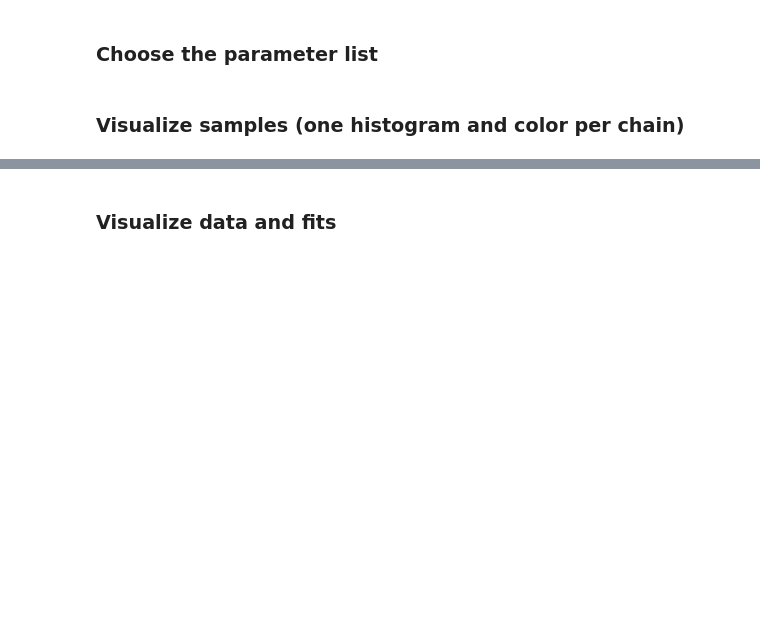
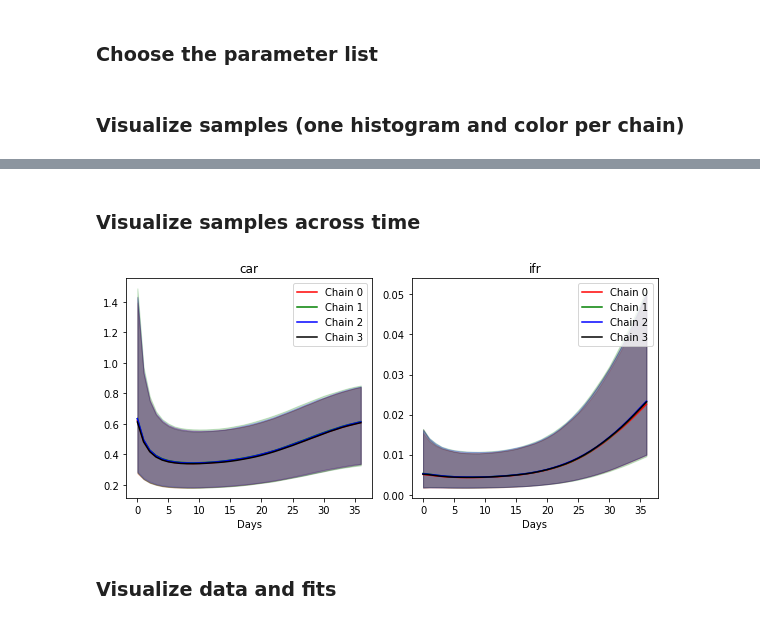
Before and after one commit to ccc1685/covid-19, a Jupyter notebook: Stan/visualize.ipynb, the cells around one changed output, grey strips where cells are left out. Drawn from its saved outputs; the diff is of its cells as text; code cells hidden in the pictures; blank space fills up the shorter version.

```diff
--- a/Stan/visualize.ipynb
+++ b/Stan/visualize.ipynb
@@ -51,3 +74,26 @@ plt.tight_layout()
+# %% [markdown]
+### Visualize samples across time
+# %%
+cols = min(len(time_params),4)
+rows = math.ceil(len(time_params)/4)
+fig, axes = plt.subplots(rows, cols, squeeze=False, figsize=(4*cols, 4*rows))
+chains = samples['chain'].unique()
+colors = 'rgbk'
+for i, param in enumerate(time_params):
+    options = {}
+    ax = axes.flat[i]
+    for chain in chains:
+        cols = [col for col in samples if param in col]
+        chain_samples = samples[samples['chain']==chain][cols]
+        quantiles = chain_samples.quantile([0.05, 0.5, 0.95]).T.reset_index(drop=True)
+        ax.plot(quantiles.index, quantiles[0.5], label=('Chain %d' % chain), color=colors[chain])
+        ax.fill_between(quantiles.index, quantiles[0.05], quantiles[0.95], alpha=0.2, color=colors[chain])
+    ax.legend()
+    ax.set_title(param)
+    ax.set_xlabel('Days')
+plt.tight_layout()
+# %% [output]
+[figure, added]
 # %% [markdown]
 ### Visualize data and fits
 # %%
```
Also changed, not shown: parts of 11 cells of this notebook, 2 other files.
